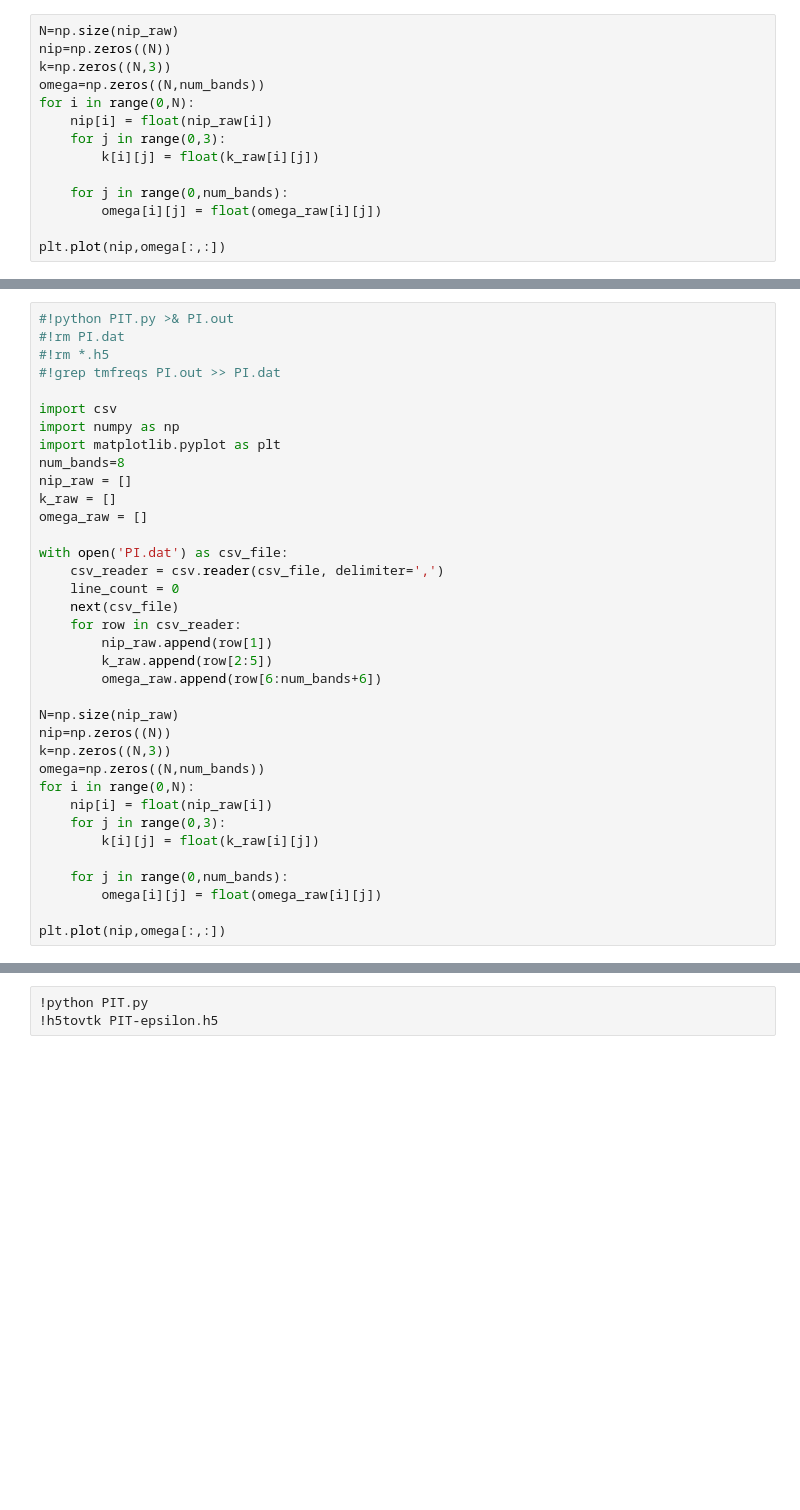
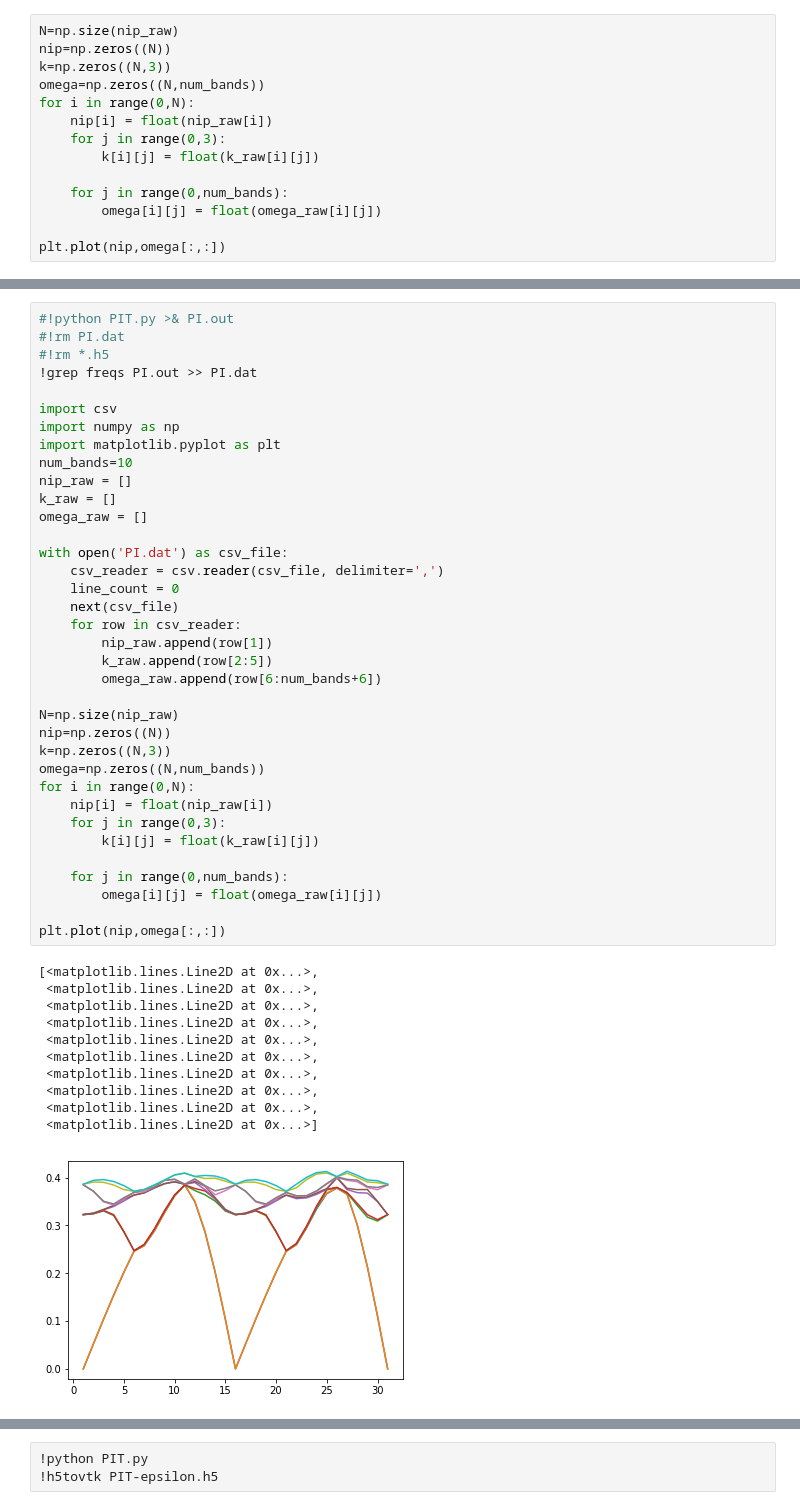
Before and after one commit to WenjieYao/AxionRep, a Jupyter notebook: PythonRun.ipynb, the cells around one changed output, grey strips where cells are left out. Cells and saved outputs as stored; diff of their text form; blank space fills up the shorter version.

```diff
--- a/PythonRun.ipynb
+++ b/PythonRun.ipynb
@@ -133,35 +216,47 @@ ms.output_epsilon()
 #!python PIT.py >& PI.out
 #!rm PI.dat
 #!rm *.h5
-#!grep tmfreqs PI.out >> PI.dat
+!grep freqs PI.out >> PI.dat
 
 import csv
 import numpy as np
 import matplotlib.pyplot as plt
-num_bands=8
+num_bands=10
 nip_raw = []
 k_raw = []
 omega_raw = []
 
 with open('PI.dat') as csv_file:
     csv_reader = csv.reader(csv_file, delimiter=',')
     line_count = 0
     next(csv_file)
     for row in csv_reader:
         nip_raw.append(row[1])
         k_raw.append(row[2:5])
         omega_raw.append(row[6:num_bands+6])
 
 N=np.size(nip_raw)
 nip=np.zeros((N))
 k=np.zeros((N,3))
 omega=np.zeros((N,num_bands))
 for i in range(0,N):
     nip[i] = float(nip_raw[i])
     for j in range(0,3):
         k[i][j] = float(k_raw[i][j])
 
     for j in range(0,num_bands):
         omega[i][j] = float(omega_raw[i][j])
 
 plt.plot(nip,omega[:,:])
+# %% [output]
+[<matplotlib.lines.Line2D at 0x...>,
+ <matplotlib.lines.Line2D at 0x...>,
+ <matplotlib.lines.Line2D at 0x...>,
+ <matplotlib.lines.Line2D at 0x...>,
+ <matplotlib.lines.Line2D at 0x...>,
+ <matplotlib.lines.Line2D at 0x...>,
+ <matplotlib.lines.Line2D at 0x...>,
+ <matplotlib.lines.Line2D at 0x...>,
+ <matplotlib.lines.Line2D at 0x...>,
+ <matplotlib.lines.Line2D at 0x...>]
+[figure, added]
```
Also changed, not shown: parts of 6 cells of this notebook, 6 other files.
